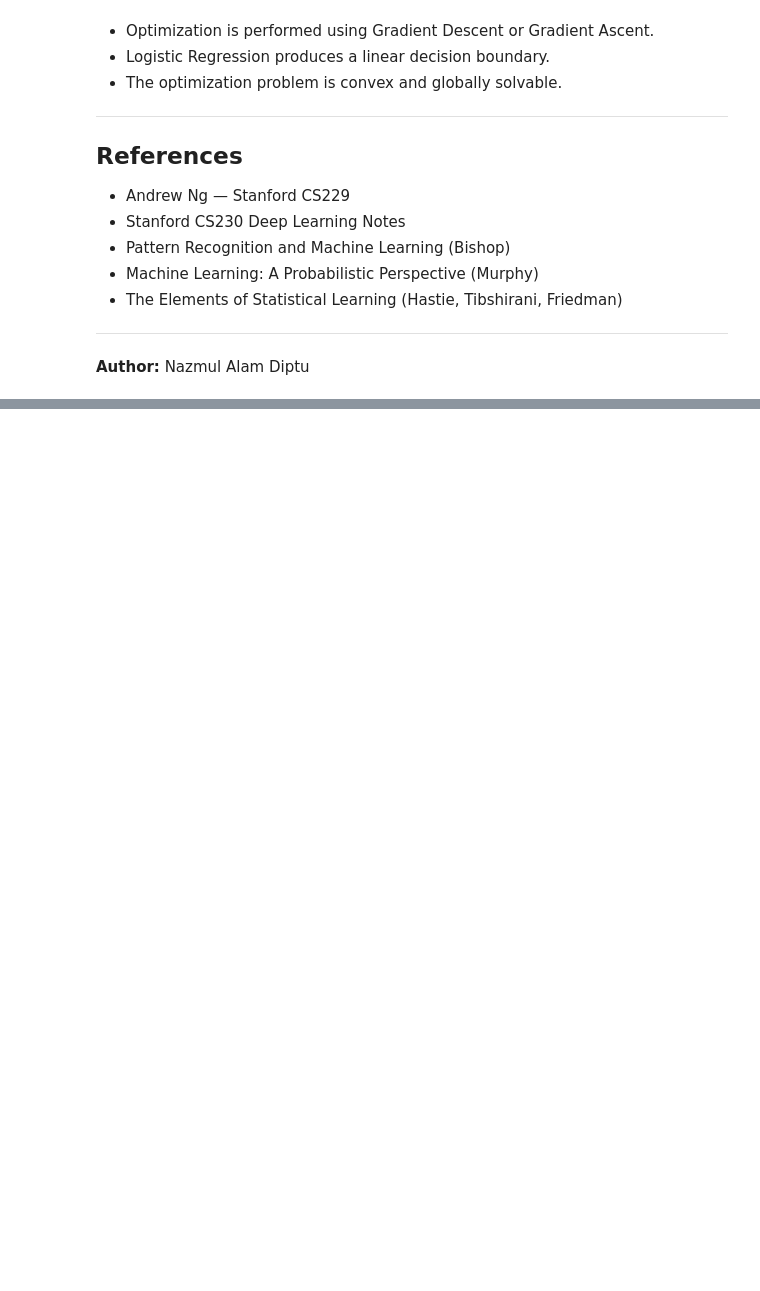
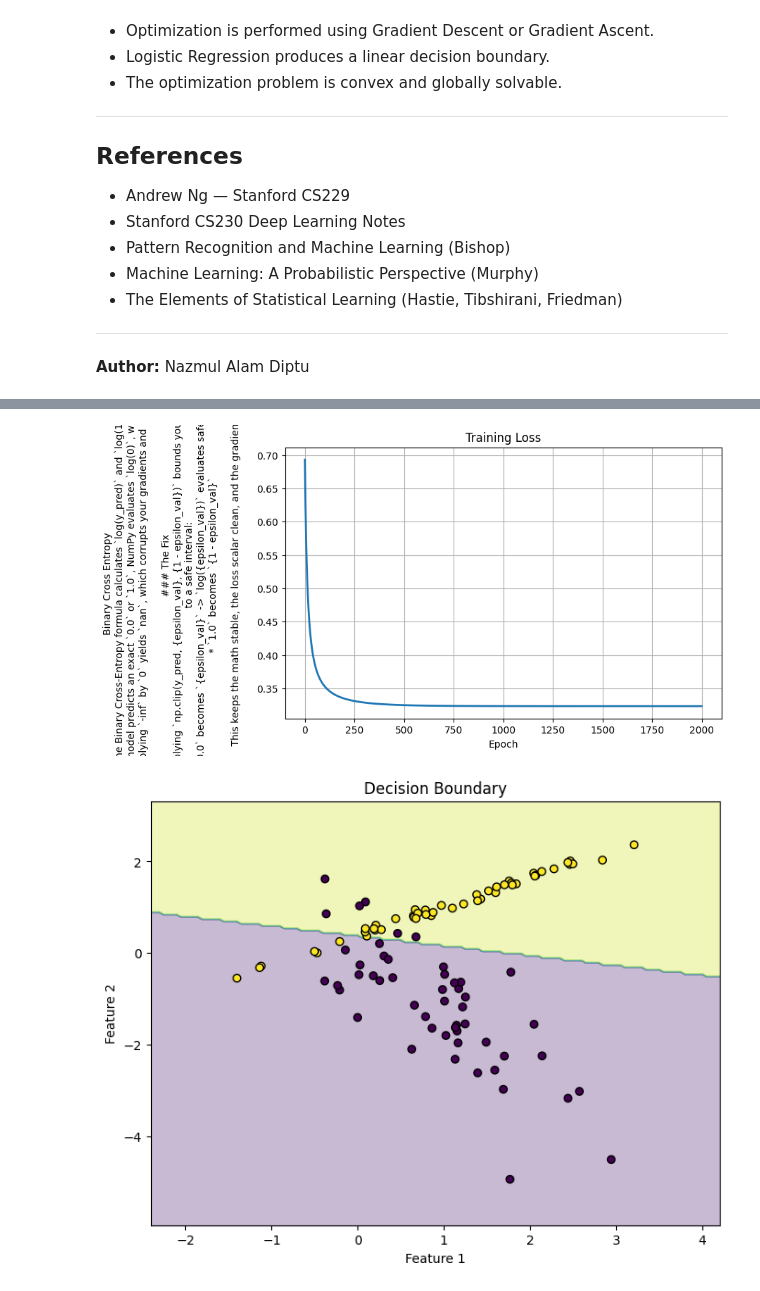
Before and after one commit to diptu/MlSelfStudyPath, a Jupyter notebook: CS299/Logistic Regression.ipynb, the cells around one changed output, grey strips where cells are left out. Saved outputs shown, nothing was run; the diff lists cells and outputs as text; code cells hidden in the pictures; blank space fills up the shorter version.

Commit message:
feat(cs299):Logistic regrasssion

```diff
--- a/CS299/Logistic Regression.ipynb
+++ b/CS299/Logistic Regression.ipynb
@@ -723,0 +898,74 @@ The history saving thread hit an unexpected error (OperationalError('attempt to
+# %%
+from sklearn.datasets import make_classification
+from sklearn.model_selection import train_test_split
+
+# Create synthetic dataset
+X, y = make_classification(
+    n_samples=500,
+    n_features=2,
+    n_redundant=0,
+    n_informative=2,
+    n_clusters_per_class=1,
+    random_state=42,
+)
+
+# Train-test split
+X_train, X_test, y_train, y_test = train_test_split(
+    X,
+    y,
+    test_size=0.2,
+    random_state=42,
+)
+
+# Train model
+model = LogisticRegression(
+    learning_rate=0.1,
+    epochs=2000,
+)
+
+model.fit(
+    X_train,
+    y_train,
+)
+
+# Accuracy
+accuracy = model.accuracy(
+    X_test,
+    y_test,
+)
+
+print(
+    f"Accuracy: {accuracy:.4f}"
+)
+
+# Confusion Matrix
+cm = model.confusion_matrix(
+    X_test,
+    y_test,
+)
+
+print("\nConfusion Matrix:")
+print(cm)
+
+# Classification Metrics
+report = model.classification_report(
+    X_test,
+    y_test,
+)
+
+print("\nClassification Report:")
+
+for metric, value in report.items():
+    print(
+        f"{metric:<10}: {value:.4f}"
+    )
+
+# Plot Loss Curve
+model.plot_loss()
+
+# Plot Decision Boundary
+model.plot_decision_boundary(
+    X_test,
+    y_test,
+)
+# %% [output]
@@ -723,0 +983,2 @@ The history saving thread hit an unexpected error (OperationalError('attempt to
+[figure, added]
+[figure, added]
```
Also changed, not shown: parts of 10 cells of this notebook, 3 other files.
